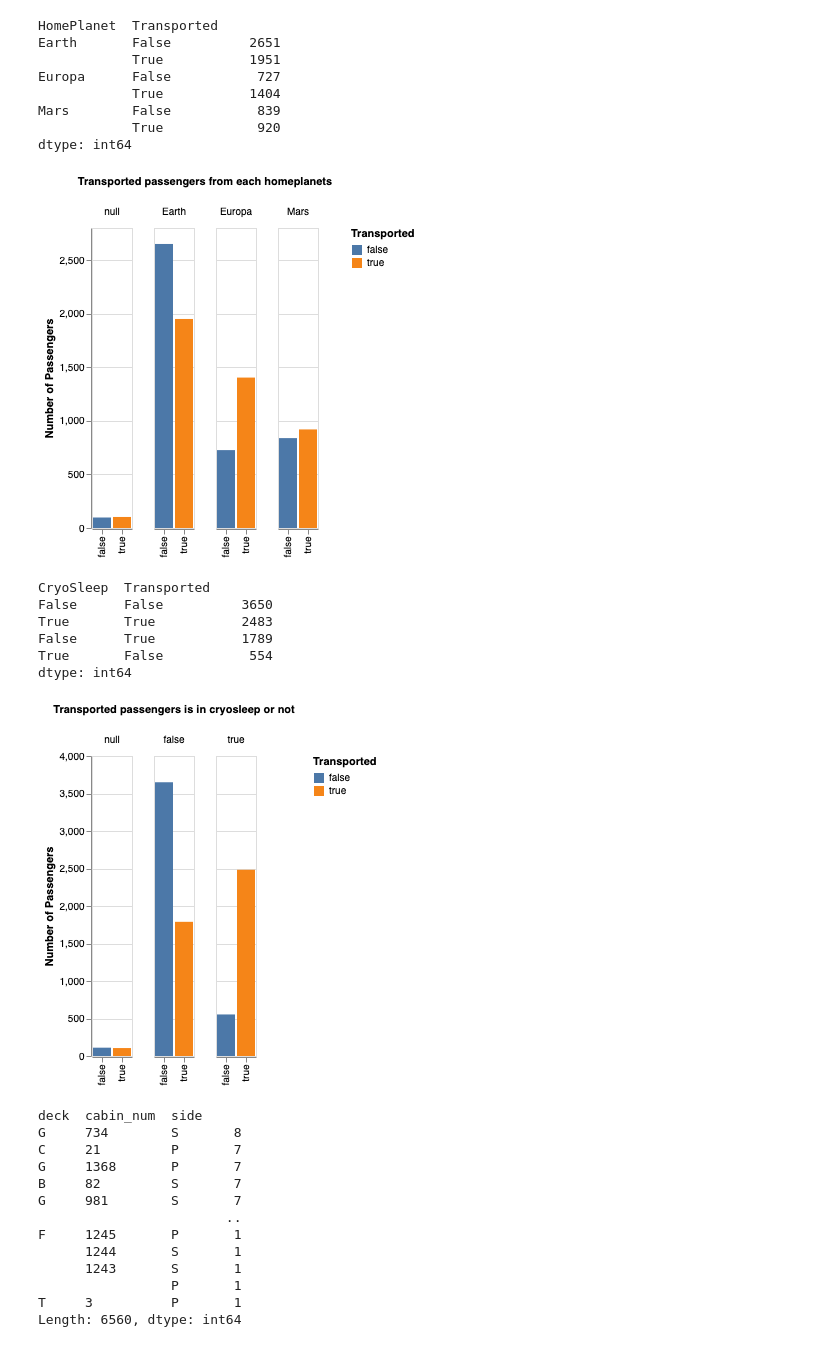
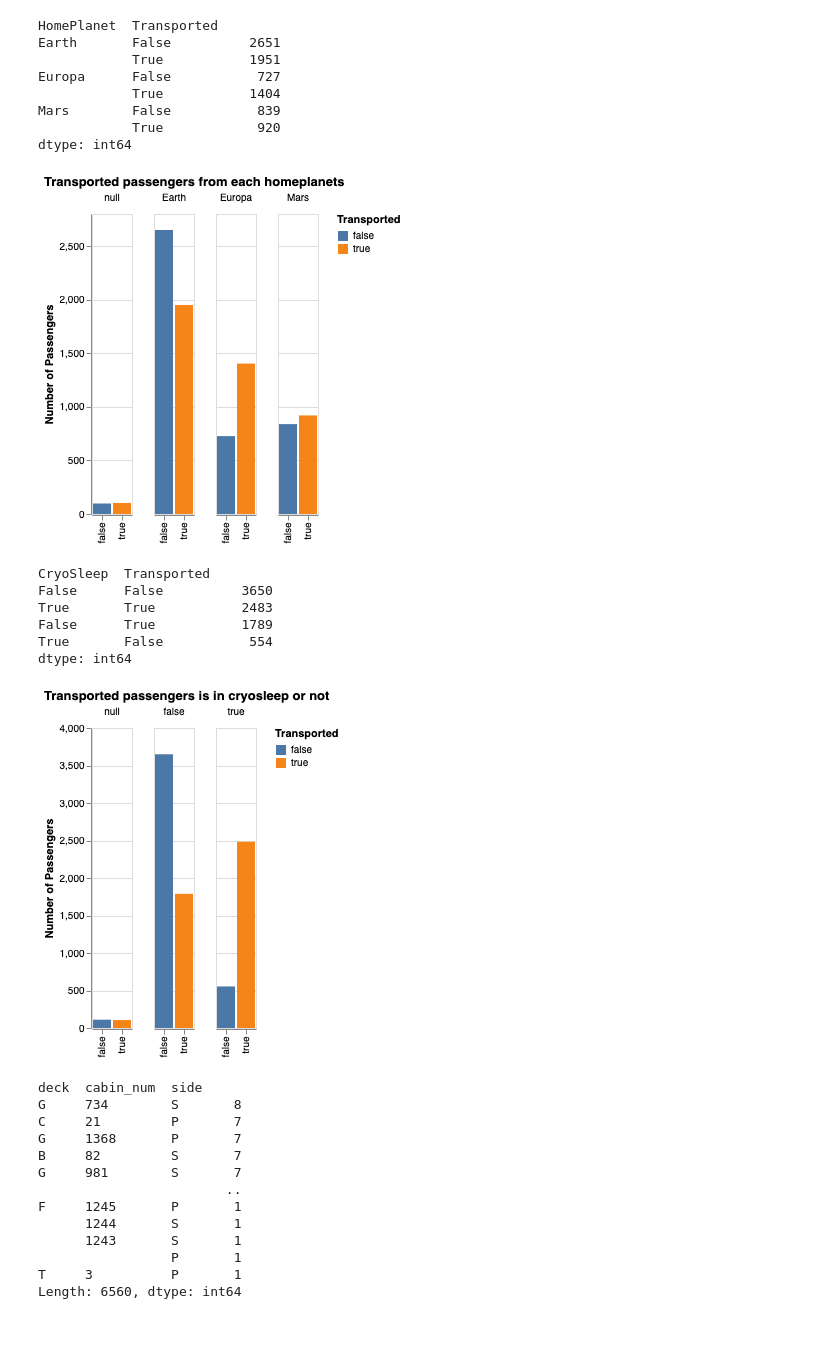
Before and after one commit to hcwang24/space_titanic, a Jupyter notebook: initial_analysis.ipynb, the cells around one changed output. Cells and saved outputs as stored; diff of their text form; code cells hidden in the pictures.

```diff
--- a/initial_analysis.ipynb
+++ b/initial_analysis.ipynb
@@ -128,14 +128,17 @@ Mars        False           839
             True            920
 dtype: int64
 # %%
-alt.Chart(train_df[['HomePlanet','Transported']]).mark_bar().encode(
+alt.Chart(
+    train_df[["HomePlanet", "Transported"]],
+    title="Transported passengers from each homeplanets",
+).mark_bar().encode(
     x=alt.X("Transported:N", title=""),
     y=alt.Y("count()", title="Number of Passengers"),
     color=alt.Color("Transported:N"),
-    column=alt.Column("HomePlanet:N", title="Transported passengers from each homeplanets")
+    column=alt.Column("HomePlanet:N", title=""),
 )
 # %% [output]
-[figure, old version]
+[figure, new version]
 # %%
 # Let's look at the `CryoSleep` feature. This is a binary feature. We can visualize it with a frequency table.
 # More than half of passengers who chose cryosleep were transported. Less than half of passengers who
@@ -149,14 +152,17 @@ False      True           1789
 True       False           554
 dtype: int64
 # %%
-alt.Chart(train_df[['CryoSleep','Transported']]).mark_bar().encode(
+alt.Chart(
+    train_df[["CryoSleep", "Transported"]],
+    title="Transported passengers is in cryosleep or not",
+).mark_bar().encode(
     x=alt.X("Transported:N", title=""),
     y=alt.Y("count()", title="Number of Passengers"),
     color=alt.Color("Transported:N"),
-    column=alt.Column("CryoSleep:N", title="Transported passengers is in cryosleep or not")
+    column=alt.Column("CryoSleep:N", title=""),
 )
 # %% [output]
-[figure, old version]
+[figure, new version]
 # %%
 # Let's look at the `Cabin` feature. This is a merged feature. We could split it into three features named
 # deck, cain_num, and side (with P for Port, and S for Starboard). We can visualize it with a frequency table.
```
Also changed, not shown: parts of 9 cells of this notebook.
